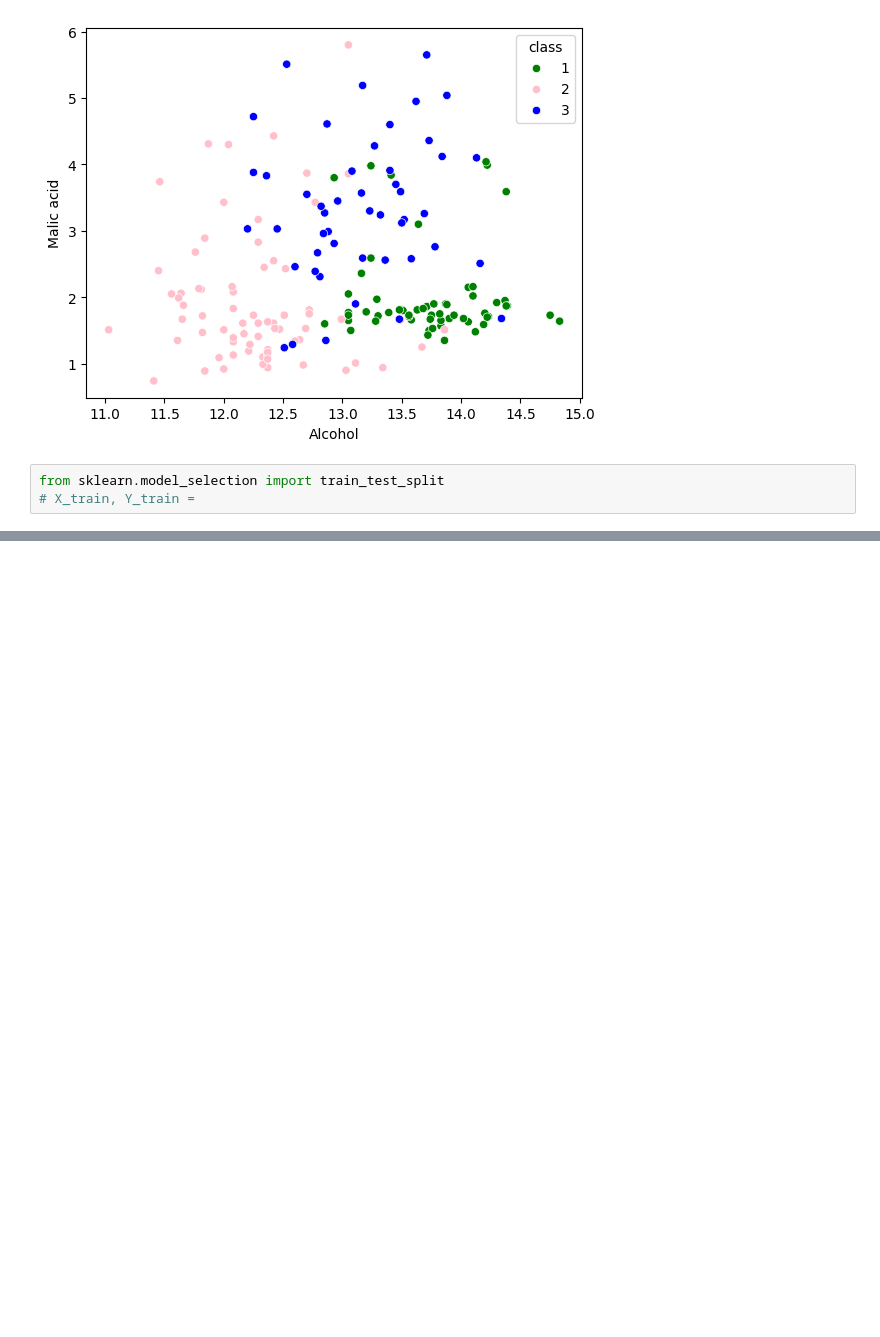
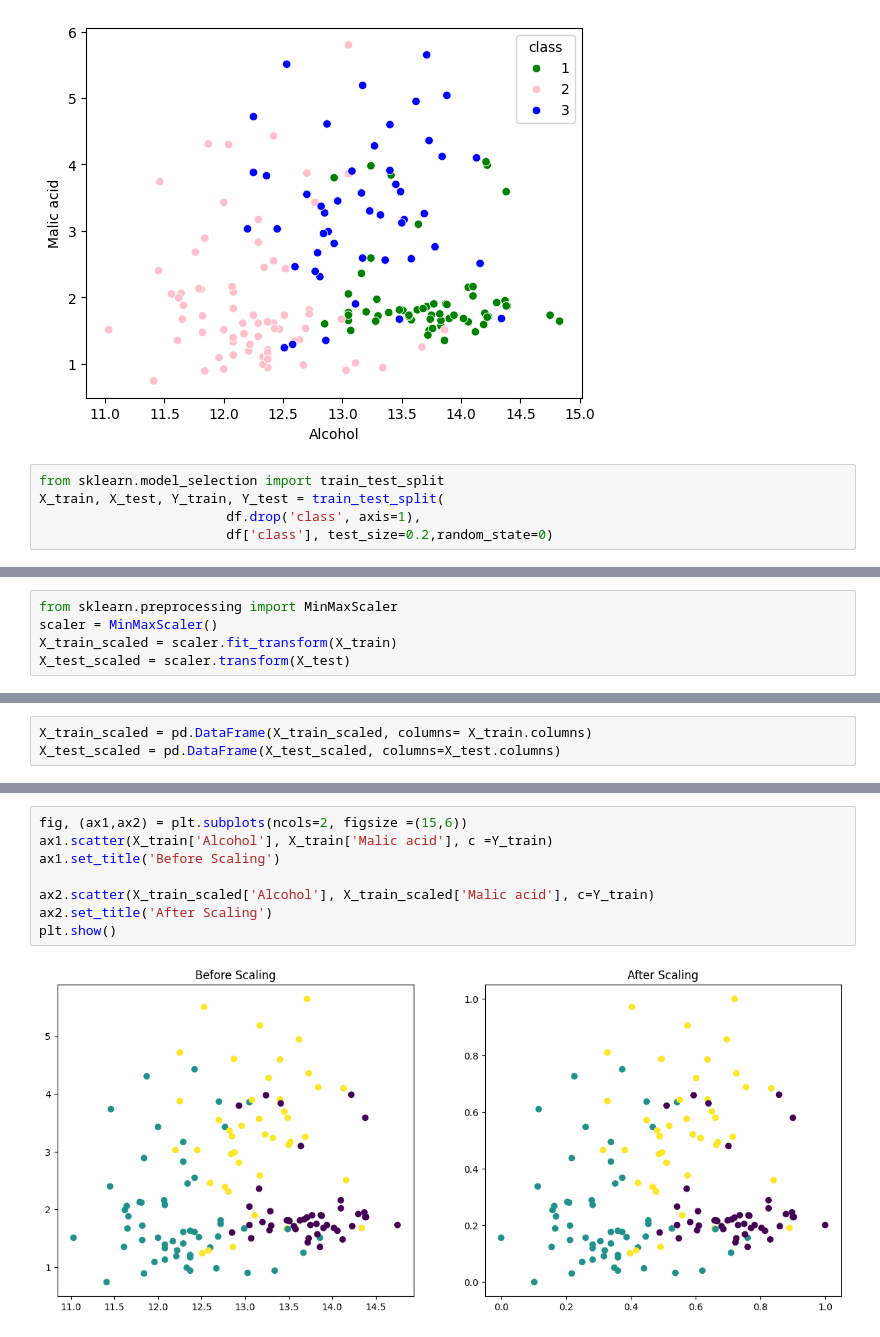
Before and after one commit to varshasharma01/100DaysOfML, a Jupyter notebook: normalization.ipynb, the cells around one changed output, grey strips where cells are left out. Drawn from its saved outputs; the diff is of its cells as text; blank space fills up the shorter version.

```diff
--- a/normalization.ipynb
+++ b/normalization.ipynb
@@ -32,4 +32,6 @@ sns.scatterplot(x=df['Alcohol'],y= df['Malic acid'], hue= df['class'], palette=c
 [figure]
 # %%
 from sklearn.model_selection import train_test_split
-# X_train, Y_train =
+X_train, X_test, Y_train, Y_test = train_test_split(
+                        df.drop('class', axis=1),
+                        df['class'], test_size=0.2,random_state=0)
@@ -37,0 +44,5 @@ SyntaxError: invalid syntax (2312621554.py, line 2)
+# %%
+from sklearn.preprocessing import MinMaxScaler
+scaler = MinMaxScaler()
+X_train_scaled = scaler.fit_transform(X_train)
+X_test_scaled = scaler.transform(X_test)
@@ -37,0 +52,3 @@ SyntaxError: invalid syntax (2312621554.py, line 2)
+# %%
+X_train_scaled = pd.DataFrame(X_train_scaled, columns= X_train.columns)
+X_test_scaled = pd.DataFrame(X_test_scaled, columns=X_test.columns)
@@ -37,0 +99,10 @@ SyntaxError: invalid syntax (2312621554.py, line 2)
+# %%
+fig, (ax1,ax2) = plt.subplots(ncols=2, figsize =(15,6))
+ax1.scatter(X_train['Alcohol'], X_train['Malic acid'], c =Y_train)
+ax1.set_title('Before Scaling')
+
+ax2.scatter(X_train_scaled['Alcohol'], X_train_scaled['Malic acid'], c=Y_train)
+ax2.set_title('After Scaling')
+plt.show()
+# %% [output]
+[figure, added]
```
Also changed, not shown: parts of 11 cells of this notebook.
